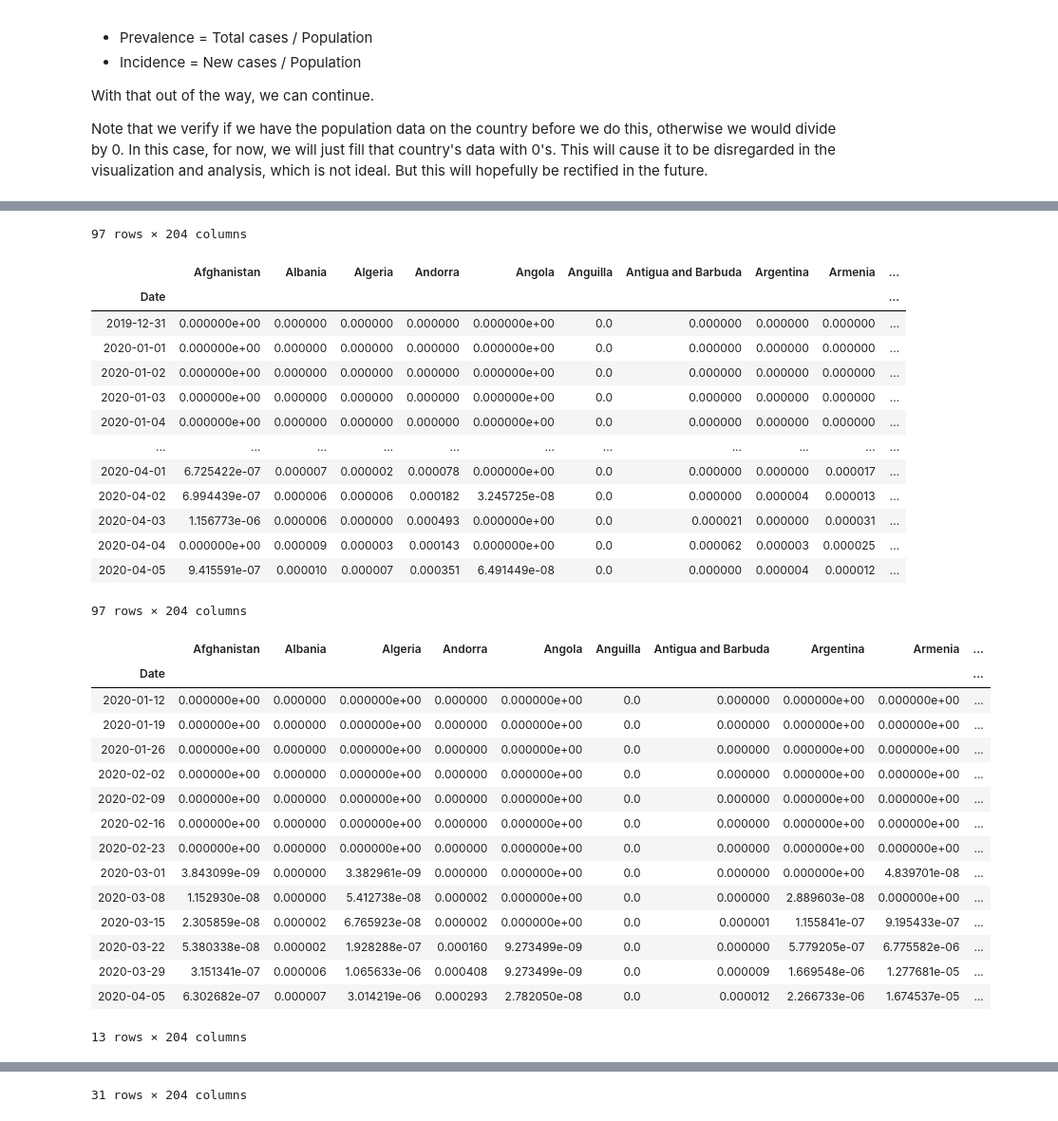
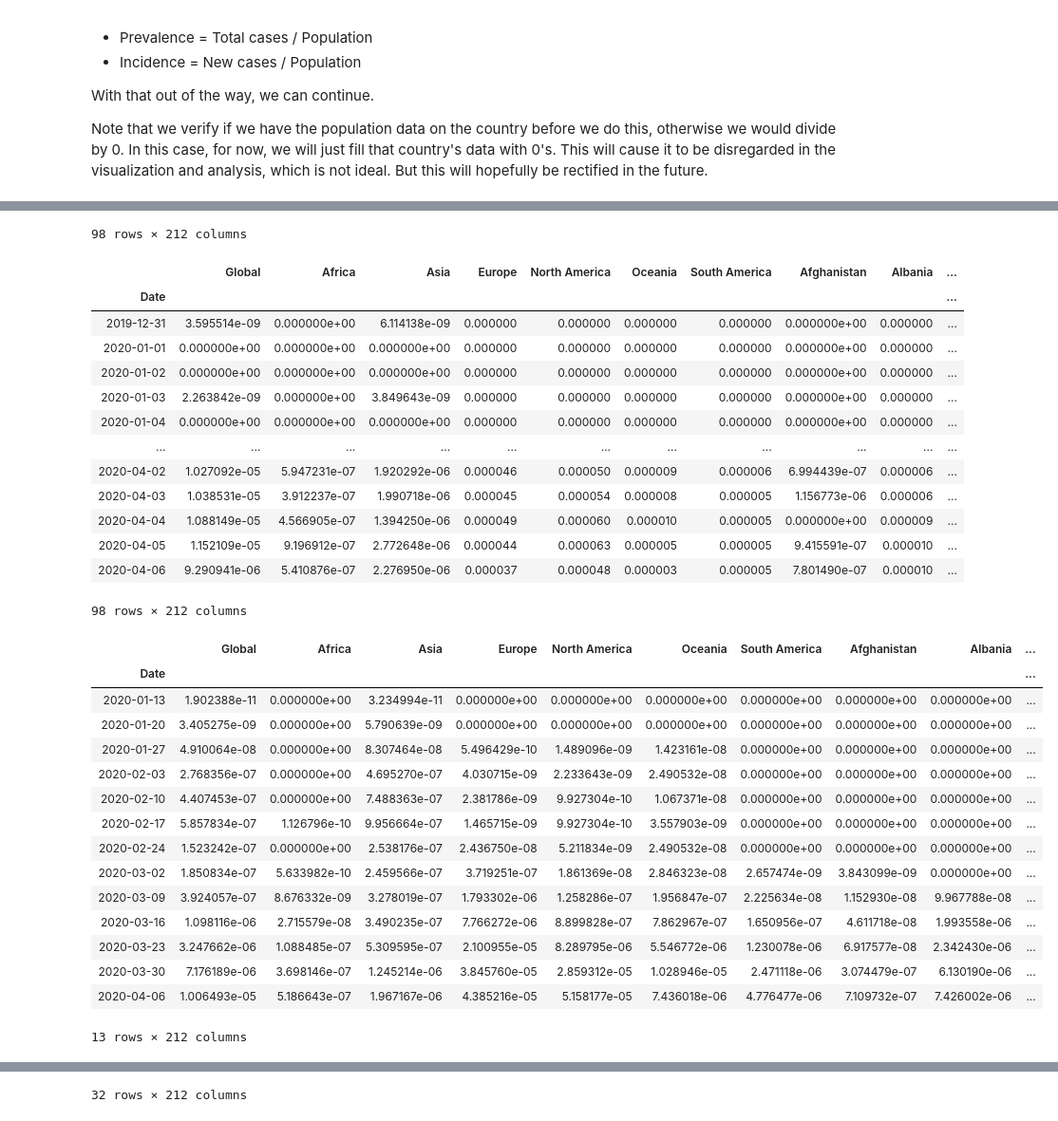
Before and after one commit to simon-verheyen/Portfolio, a Jupyter notebook: COVID-data/Data-Extraction/Data-Processing.ipynb, the cells around one changed output, grey strips where cells are left out. Shown at 95% size. Drawn from its saved outputs; the diff is of its cells as text; code cells hidden in the pictures.

Commit message:
Final database update, finish plot designs, impliment daily sheets

```diff
--- a/COVID-data/Data-Extraction/Data-Processing.ipynb
+++ b/COVID-data/Data-Extraction/Data-Processing.ipynb
@@ -37,7 +35,7 @@ df_deaths_daily = pd.read_csv('../data/deaths_daily.csv')
 df_deaths_daily['Date'] = df_deaths_daily['Date'].astype('datetime64[ns]')
 df_deaths_daily = df_deaths_daily.set_index('Date')
 
-df_populations = pd.read_csv('../data/populations_2018.csv').set_index('Countries')
+df_populations = pd.read_csv('../data/populations_2018.csv').set_index('Ind')
 
 dates_all = df_cases_daily.index
 countries_all = df_cases_daily.columns
@@ -352,25 +350,25 @@ df_incidence_weekly = df_cases_weekly.copy().astype('float')
 df_incidence_3days = df_cases_3days.copy().astype('float')
 
 for country in countries_all:
-    ok = (df_populations.at[country, 'populations'] != 0)
+    ok = (df_populations.at['Populations', country] != 0)
 
     for date in dates_all:
         if ok:
-            df_prevalence.at[date, country] = df_cases_total.at[date, country] / df_populations.at[country, 'populations']
-            df_incidence_daily.at[date, country] = df_cases_daily.at[date, country] / df_populations.at[country, 'populations']
+            df_prevalence.at[date, country] = df_cases_total.at[date, country] / df_populations.at['Populations', country]
+            df_incidence_daily.at[date, country] = df_cases_daily.at[date, country] / df_populations.at['Populations', country]
         else:
             df_prevalence.at[date, country] = 0
             df_incidence_daily.at[date, country] = 0
 
     for date in dates_weekly:
         if ok:
-            df_incidence_weekly.at[date, country] = df_cases_weekly.at[date, country] / df_populations.at[country, 'populations']
+            df_incidence_weekly.at[date, country] = df_cases_weekly.at[date, country] / df_populations.at['Populations', country]
         else:
             df_incidence_weekly.at[date, country] = 0
 
     for date in dates_3days:
         if ok:
-            df_incidence_3days.at[date, country] = df_cases_3days.at[date, country] / df_populations.at[country, 'populations']
+            df_incidence_3days.at[date, country] = df_cases_3days.at[date, country] / df_populations.at['Populations', country]
         else:
             df_incidence_3days.at[date, country] = 0
 
@@ -400,31 +398,31 @@ df_incidence_3days.to_csv('../data/incidence_3days.csv')
-97 rows × 204 columns
+98 rows × 212 columns
-|  | Afghanistan | Albania | Algeria | Andorra | Angola | Anguilla | Antigua and Barbuda | Argentina | Armenia | ... |
+|  | Global | Africa | Asia | Europe | North America | Oceania | South America | Afghanistan | Albania | ... |
 | Date |  |  |  |  |  |  |  |  |  | ... |
-| 2019-12-31 | 0.000000e+00 | 0.000000 | 0.000000 | 0.000000 | 0.000000e+00 | 0.0 | 0.000000 | 0.000000 | 0.000000 | ... |
-| 2020-01-01 | 0.000000e+00 | 0.000000 | 0.000000 | 0.000000 | 0.000000e+00 | 0.0 | 0.000000 | 0.000000 | 0.000000 | ... |
-| 2020-01-02 | 0.000000e+00 | 0.000000 | 0.000000 | 0.000000 | 0.000000e+00 | 0.0 | 0.000000 | 0.000000 | 0.000000 | ... |
-| 2020-01-03 | 0.000000e+00 | 0.000000 | 0.000000 | 0.000000 | 0.000000e+00 | 0.0 | 0.000000 | 0.000000 | 0.000000 | ... |
-| 2020-01-04 | 0.000000e+00 | 0.000000 | 0.000000 | 0.000000 | 0.000000e+00 | 0.0 | 0.000000 | 0.000000 | 0.000000 | ... |
+| 2019-12-31 | 3.595514e-09 | 0.000000e+00 | 6.114138e-09 | 0.000000 | 0.000000 | 0.000000 | 0.000000 | 0.000000e+00 | 0.000000 | ... |
+| 2020-01-01 | 0.000000e+00 | 0.000000e+00 | 0.000000e+00 | 0.000000 | 0.000000 | 0.000000 | 0.000000 | 0.000000e+00 | 0.000000 | ... |
+| 2020-01-02 | 0.000000e+00 | 0.000000e+00 | 0.000000e+00 | 0.000000 | 0.000000 | 0.000000 | 0.000000 | 0.000000e+00 | 0.000000 | ... |
+| 2020-01-03 | 2.263842e-09 | 0.000000e+00 | 3.849643e-09 | 0.000000 | 0.000000 | 0.000000 | 0.000000 | 0.000000e+00 | 0.000000 | ... |
+| 2020-01-04 | 0.000000e+00 | 0.000000e+00 | 0.000000e+00 | 0.000000 | 0.000000 | 0.000000 | 0.000000 | 0.000000e+00 | 0.000000 | ... |
 | ... | ... | ... | ... | ... | ... | ... | ... | ... | ... | ... |
-| 2020-04-01 | 6.725422e-07 | 0.000007 | 0.000002 | 0.000078 | 0.000000e+00 | 0.0 | 0.000000 | 0.000000 | 0.000017 | ... |
-| 2020-04-02 | 6.994439e-07 | 0.000006 | 0.000006 | 0.000182 | 3.245725e-08 | 0.0 | 0.000000 | 0.000004 | 0.000013 | ... |
-| 2020-04-03 | 1.156773e-06 | 0.000006 | 0.000000 | 0.000493 | 0.000000e+00 | 0.0 | 0.000021 | 0.000000 | 0.000031 | ... |
-| 2020-04-04 | 0.000000e+00 | 0.000009 | 0.000003 | 0.000143 | 0.000000e+00 | 0.0 | 0.000062 | 0.000003 | 0.000025 | ... |
-| 2020-04-05 | 9.415591e-07 | 0.000010 | 0.000007 | 0.000351 | 6.491449e-08 | 0.0 | 0.000000 | 0.000004 | 0.000012 | ... |
+| 2020-04-02 | 1.027092e-05 | 5.947231e-07 | 1.920292e-06 | 0.000046 | 0.000050 | 0.000009 | 0.000006 | 6.994439e-07 | 0.000006 | ... |
+| 2020-04-03 | 1.038531e-05 | 3.912237e-07 | 1.990718e-06 | 0.000045 | 0.000054 | 0.000008 | 0.000005 | 1.156773e-06 | 0.000006 | ... |
+| 2020-04-04 | 1.088149e-05 | 4.566905e-07 | 1.394250e-06 | 0.000049 | 0.000060 | 0.000010 | 0.000005 | 0.000000e+00 | 0.000009 | ... |
+| 2020-04-05 | 1.152109e-05 | 9.196912e-07 | 2.772648e-06 | 0.000044 | 0.000063 | 0.000005 | 0.000005 | 9.415591e-07 | 0.000010 | ... |
+| 2020-04-06 | 9.290941e-06 | 5.410876e-07 | 2.276950e-06 | 0.000037 | 0.000048 | 0.000003 | 0.000005 | 7.801490e-07 | 0.000010 | ... |
-97 rows × 204 columns
+98 rows × 212 columns
-|  | Afghanistan | Albania | Algeria | Andorra | Angola | Anguilla | Antigua and Barbuda | Argentina | Armenia | ... |
+|  | Global | Africa | Asia | Europe | North America | Oceania | South America | Afghanistan | Albania | ... |
 | Date |  |  |  |  |  |  |  |  |  | ... |
-| 2020-01-12 | 0.000000e+00 | 0.000000 | 0.000000e+00 | 0.000000 | 0.000000e+00 | 0.0 | 0.000000 | 0.000000e+00 | 0.000000e+00 | ... |
-| 2020-01-19 | 0.000000e+00 | 0.000000 | 0.000000e+00 | 0.000000 | 0.000000e+00 | 0.0 | 0.000000 | 0.000000e+00 | 0.000000e+00 | ... |
-| 2020-01-26 | 0.000000e+00 | 0.000000 | 0.000000e+00 | 0.000000 | 0.000000e+00 | 0.0 | 0.000000 | 0.000000e+00 | 0.000000e+00 | ... |
-| 2020-02-02 | 0.000000e+00 | 0.000000 | 0.000000e+00 | 0.000000 | 0.000000e+00 | 0.0 | 0.000000 | 0.000000e+00 | 0.000000e+00 | ... |
-| 2020-02-09 | 0.000000e+00 | 0.000000 | 0.000000e+00 | 0.000000 | 0.000000e+00 | 0.0 | 0.000000 | 0.000000e+00 | 0.000000e+00 | ... |
-| 2020-02-16 | 0.000000e+00 | 0.000000 | 0.000000e+00 | 0.000000 | 0.000000e+00 | 0.0 | 0.000000 | 0.000000e+00 | 0.000000e+00 | ... |
-| 2020-02-23 | 0.000000e+00 | 0.000000 | 0.000000e+00 | 0.000000 | 0.000000e+00 | 0.0 | 0.000000 | 0.000000e+00 | 0.000000e+00 | ... |
-| 2020-03-01 | 3.843099e-09 | 0.000000 | 3.382961e-09 | 0.000000 | 0.000000e+00 | 0.0 | 0.000000 | 0.000000e+00 | 4.839701e-08 | ... |
-| 2020-03-08 | 1.152930e-08 | 0.000000 | 5.412738e-08 | 0.000002 | 0.000000e+00 | 0.0 | 0.000000 | 2.889603e-08 | 0.000000e+00 | ... |
-| 2020-03-15 | 2.305859e-08 | 0.000002 | 6.765923e-08 | 0.000002 | 0.000000e+00 | 0.0 | 0.000001 | 1.155841e-07 | 9.195433e-07 | ... |
-| 2020-03-22 | 5.380338e-08 | 0.000002 | 1.928288e-07 | 0.000160 | 9.273499e-09 | 0.0 | 0.000000 | 5.779205e-07 | 6.775582e-06 | ... |
-| 2020-03-29 | 3.151341e-07 | 0.000006 | 1.065633e-06 | 0.000408 | 9.273499e-09 | 0.0 | 0.000009 | 1.669548e-06 | 1.277681e-05 | ... |
-| 2020-04-05 | 6.302682e-07 | 0.000007 | 3.014219e-06 | 0.000293 | 2.782050e-08 | 0.0 | 0.000012 | 2.266733e-06 | 1.674537e-05 | ... |
+| 2020-01-13 | 1.902388e-11 | 0.000000e+00 | 3.234994e-11 | 0.000000e+00 | 0.000000e+00 | 0.000000e+00 | 0.000000e+00 | 0.000000e+00 | 0.000000e+00 | ... |
+| 2020-01-20 | 3.405275e-09 | 0.000000e+00 | 5.790639e-09 | 0.000000e+00 | 0.000000e+00 | 0.000000e+00 | 0.000000e+00 | 0.000000e+00 | 0.000000e+00 | ... |
+| 2020-01-27 | 4.910064e-08 | 0.000000e+00 | 8.307464e-08 | 5.496429e-10 | 1.489096e-09 | 1.423161e-08 | 0.000000e+00 | 0.000000e+00 | 0.000000e+00 | ... |
+| 2020-02-03 | 2.768356e-07 | 0.000000e+00 | 4.695270e-07 | 4.030715e-09 | 2.233643e-09 | 2.490532e-08 | 0.000000e+00 | 0.000000e+00 | 0.000000e+00 | ... |
+| 2020-02-10 | 4.407453e-07 | 0.000000e+00 | 7.488363e-07 | 2.381786e-09 | 9.927304e-10 | 1.067371e-08 | 0.000000e+00 | 0.000000e+00 | 0.000000e+00 | ... |
+| 2020-02-17 | 5.857834e-07 | 1.126796e-10 | 9.956664e-07 | 1.465715e-09 | 9.927304e-10 | 3.557903e-09 | 0.000000e+00 | 0.000000e+00 | 0.000000e+00 | ... |
+| 2020-02-24 | 1.523242e-07 | 0.000000e+00 | 2.538176e-07 | 2.436750e-08 | 5.211834e-09 | 2.490532e-08 | 0.000000e+00 | 0.000000e+00 | 0.000000e+00 | ... |
+| 2020-03-02 | 1.850834e-07 | 5.633982e-10 | 2.459566e-07 | 3.719251e-07 | 1.861369e-08 | 2.846323e-08 | 2.657474e-09 | 3.843099e-09 | 0.000000e+00 | ... |
+| 2020-03-09 | 3.924057e-07 | 8.676332e-09 | 3.278019e-07 | 1.793302e-06 | 1.258286e-07 | 1.956847e-07 | 2.225634e-08 | 1.152930e-08 | 9.967788e-08 | ... |
+| 2020-03-16 | 1.098116e-06 | 2.715579e-08 | 3.490235e-07 | 7.766272e-06 | 8.899828e-07 | 7.862967e-07 | 1.650956e-07 | 4.611718e-08 | 1.993558e-06 | ... |
+| 2020-03-23 | 3.247662e-06 | 1.088485e-07 | 5.309595e-07 | 2.100955e-05 | 8.289795e-06 | 5.546772e-06 | 1.230078e-06 | 6.917577e-08 | 2.342430e-06 | ... |
+| 2020-03-30 | 7.176189e-06 | 3.698146e-07 | 1.245214e-06 | 3.845760e-05 | 2.859312e-05 | 1.028946e-05 | 2.471118e-06 | 3.074479e-07 | 6.130190e-06 | ... |
+| 2020-04-06 | 1.006493e-05 | 5.186643e-07 | 1.967167e-06 | 4.385216e-05 | 5.158177e-05 | 7.436018e-06 | 4.776477e-06 | 7.109732e-07 | 7.426002e-06 | ... |
-13 rows × 204 columns
+13 rows × 212 columns
@@ -449 +447 @@ df_incidence_3days.to_csv('../data/incidence_3days.csv')
-31 rows × 204 columns
+32 rows × 212 columns
```
Also changed, not shown: parts of 14 cells of this notebook, 35 other files.
